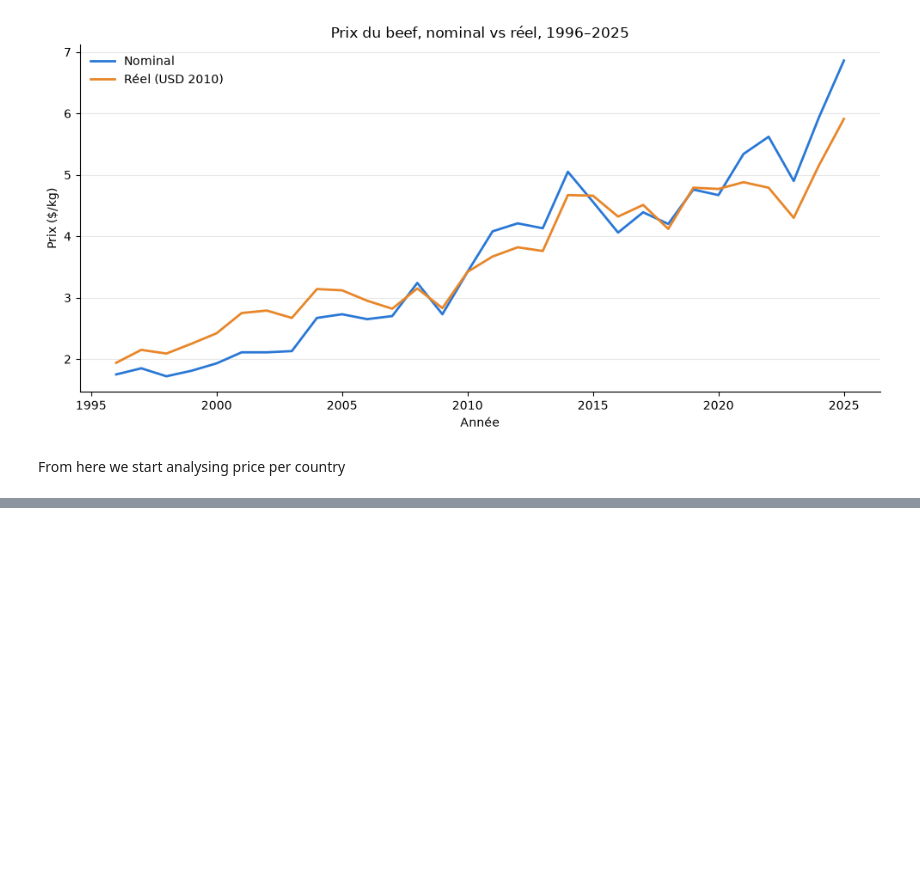
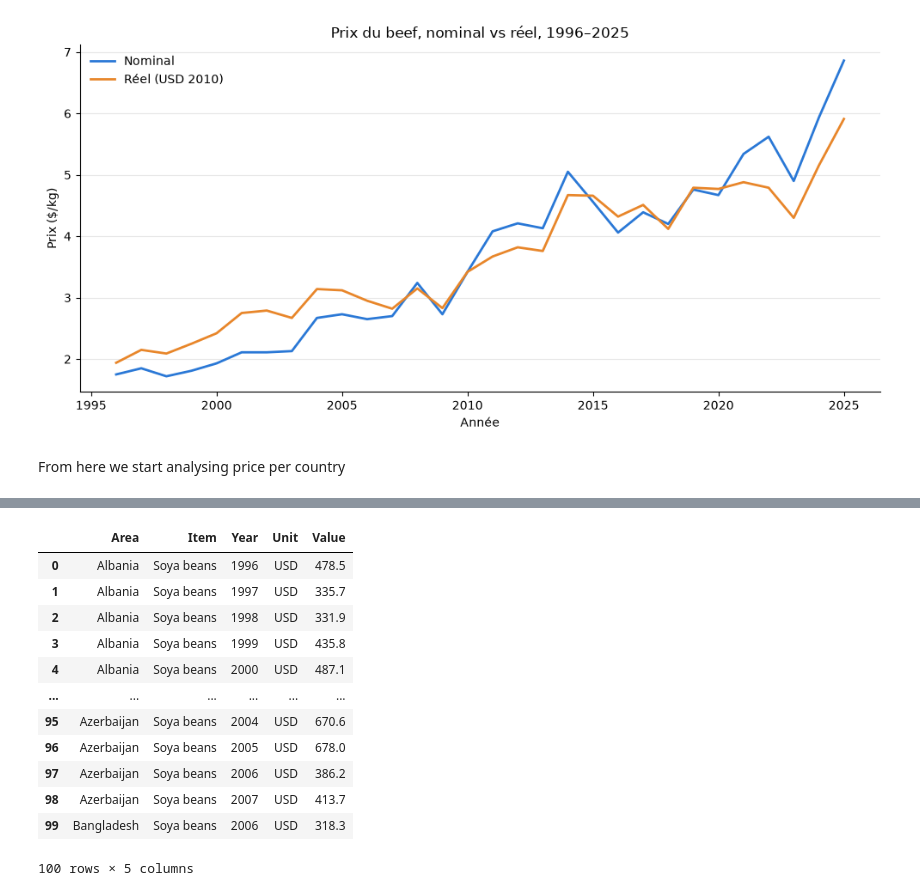
Before and after one commit to AndrewEberhardt/DataScienceProject, a Jupyter notebook: notebooks/david/david.com.price.ipynb, the cells around one changed output, grey strips where cells are left out. Saved outputs shown, nothing was run; the diff lists cells and outputs as text; code cells hidden in the pictures; blank space fills up the shorter version.

```diff
--- a/notebooks/david/david.com.price.ipynb
+++ b/notebooks/david/david.com.price.ipynb
@@ -165,3 +165,7 @@ plt.show()
 [figure]
 # %% [markdown]
 From here we start analysing price per country
+# %%
+path = "../../data/raw/crops/FAOSTAT_data_en_10-7-2026.csv"
+price_data = pd.read_csv(path)
+price_data.head()
@@ -167,0 +262,21 @@ From here we start analysing price per country
+# %%
+soy = price_data.loc[
+    (price_data["Year"] >= 1996)
+    & (price_data["Item"] == "Soya beans"),
+    ["Area", "Item", "Year", "Unit", "Value"]
+].reset_index(drop=True)
+soy.head()
+# %% [output]
+|  | Area | Item | Year | Unit | Value |
+| 0 | Albania | Soya beans | 1996 | USD | 478.5 |
+| 1 | Albania | Soya beans | 1997 | USD | 335.7 |
+| 2 | Albania | Soya beans | 1998 | USD | 331.9 |
+| 3 | Albania | Soya beans | 1999 | USD | 435.8 |
+| 4 | Albania | Soya beans | 2000 | USD | 487.1 |
+| ... | ... | ... | ... | ... | ... |
+| 95 | Azerbaijan | Soya beans | 2004 | USD | 670.6 |
+| 96 | Azerbaijan | Soya beans | 2005 | USD | 678.0 |
+| 97 | Azerbaijan | Soya beans | 2006 | USD | 386.2 |
+| 98 | Azerbaijan | Soya beans | 2007 | USD | 413.7 |
+| 99 | Bangladesh | Soya beans | 2006 | USD | 318.3 |
+100 rows × 5 columns
```
Also changed, not shown: parts of 8 cells of this notebook.
